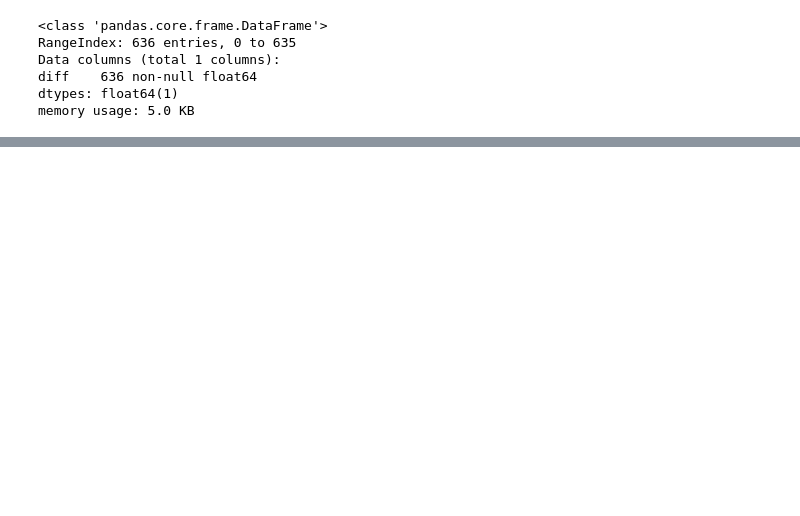
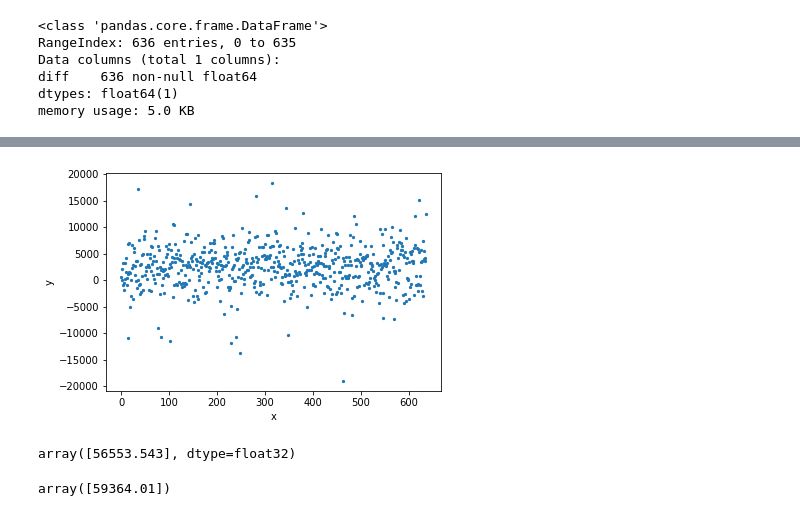
Before and after one commit to HMercer/anns_jupyter, a Jupyter notebook: nuclei-first/nuclei-first.ipynb, the cells around one changed output, grey strips where cells are left out. Cells and saved outputs as stored; diff of their text form; code cells hidden in the pictures; blank space fills up the shorter version.

```diff
--- a/nuclei-first/nuclei-first.ipynb
+++ b/nuclei-first/nuclei-first.ipynb
@@ -415,0 +490,16 @@ plt.show()
+# %%
+plt.scatter(iterate_x, diff_abs[:,0], s=5)
+plt.xlabel('x')
+plt.ylabel('y')
+plt.axis('tight')
+plt.show()
+# %% [output]
+[figure, added]
+# %%
+ y_new_inverse[304]
+# %% [output]
+array([56553.543], dtype=float32)
+# %%
+ y_test_o[304]
+# %% [output]
+array([59364.01])
```
Also changed, not shown: parts of 15 cells of this notebook, 48 other files.
